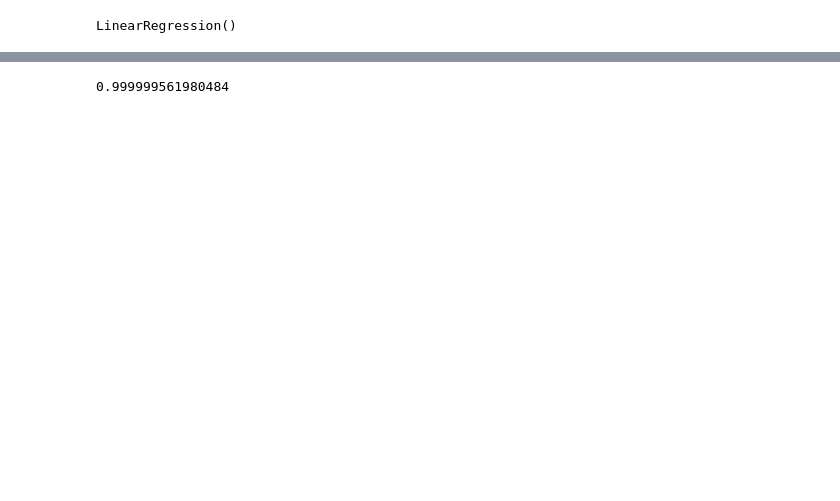
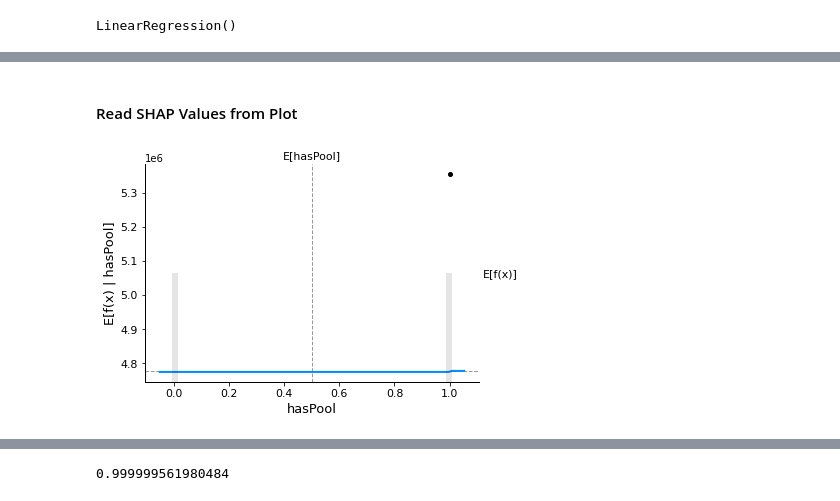
Before and after one commit to anaklusmos666/House_Price_Prediction, a Jupyter notebook: Linear_Regression.ipynb, the cells around one changed output, grey strips where cells are left out. Drawn from its saved outputs; the diff is of its cells as text; code cells hidden in the pictures; blank space fills up the shorter version.

```diff
--- a/Linear_Regression.ipynb
+++ b/Linear_Regression.ipynb
@@ -37,0 +88,6 @@ LinearRegression()
+# %% [markdown]
+#### Read SHAP Values from Plot
+# %%
+#copute SHAP values
+explainer = shap.Explainer(lr_model.predict, x100)
+shap_values = explainer(x_train)
@@ -37,0 +96,8 @@ LinearRegression()
+# %%
+#plot dependence
+sample_ind = 20
+shap.partial_dependence_plot('hasPool', lr_model.predict, x100, model_expected_value=True,feature_expected_value=True, ice=False,shap_values=shap_values[sample_ind:sample_ind+1, :])
+                             #, show=False)
+#plt.savefig('SHAP Dependence', dpi=1800)
+# %% [output]
+[figure, added]
```
Also changed, not shown: parts of 21 cells of this notebook.
